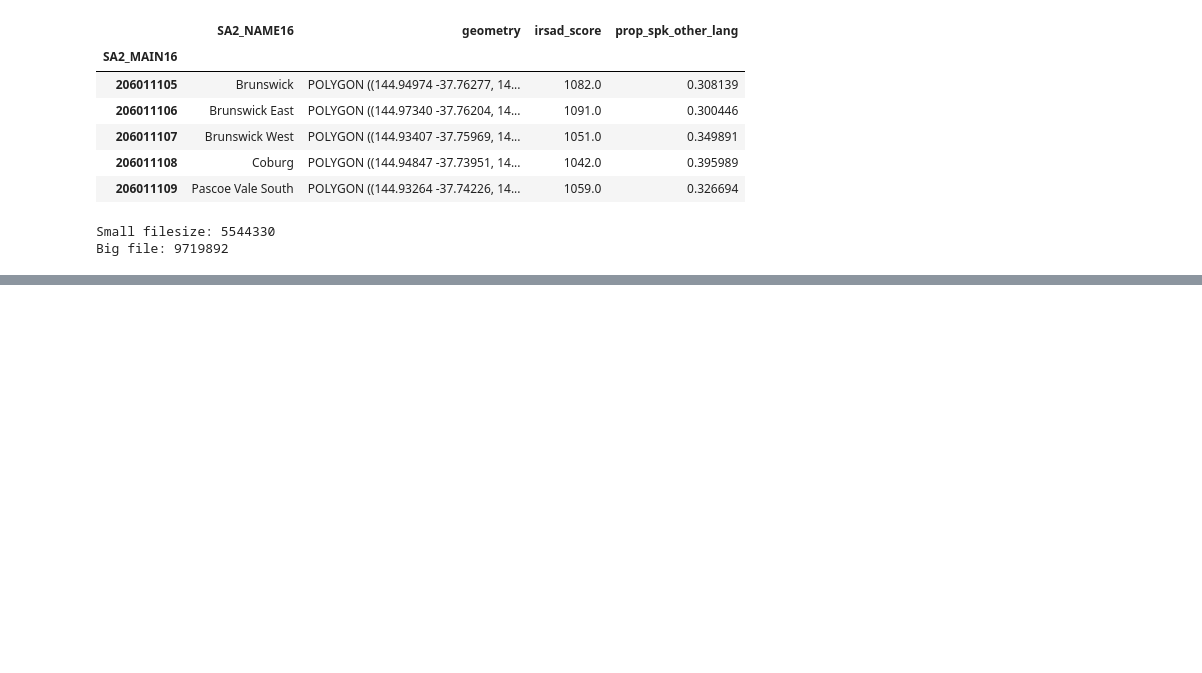
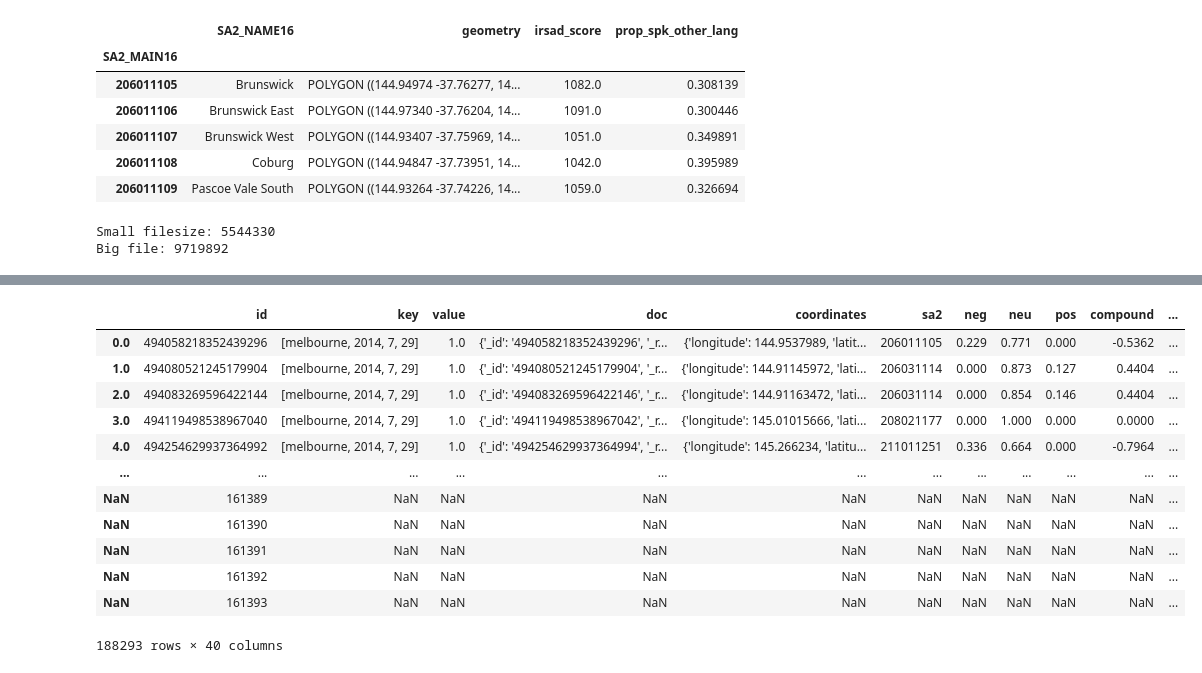
Before and after one commit to jsinkers/comp90024-assignment-2, a Jupyter notebook: data-analysis/data-analysis-part-2.ipynb, the cells around one changed output, grey strips where cells are left out. Saved outputs shown, nothing was run; the diff lists cells and outputs as text; code cells hidden in the pictures; blank space fills up the shorter version.

```diff
--- a/data-analysis/data-analysis-part-2.ipynb
+++ b/data-analysis/data-analysis-part-2.ipynb
@@ -575,0 +776,6 @@ Big file: 9719892
+# %%
+issues_df = tweet_df.melt(id_vars="id",
+                value_vars=election_issues.keys(),
+                value_name='status',
+                var_name='election_issue')
+issues_df.head()
@@ -575,0 +806,16 @@ Big file: 9719892
+# %%
+tweet_df.join(issues_df, on='id', how='outer', rsuffix='_issues')
+# %% [output]
+|  | id | key | value | doc | coordinates | sa2 | neg | neu | pos | compound | ... |
+| 0.0 | 494058218352439296 | [melbourne, 2014, 7, 29] | 1.0 | {'_id': '494058218352439296', '_r... | {'longitude': 144.9537989, 'latit... | 206011105 | 0.229 | 0.771 | 0.000 | -0.5362 | ... |
+| 1.0 | 494080521245179904 | [melbourne, 2014, 7, 29] | 1.0 | {'_id': '494080521245179904', '_r... | {'longitude': 144.91145972, 'lati... | 206031114 | 0.000 | 0.873 | 0.127 | 0.4404 | ... |
+| 2.0 | 494083269596422144 | [melbourne, 2014, 7, 29] | 1.0 | {'_id': '494083269596422146', '_r... | {'longitude': 144.91163472, 'lati... | 206031114 | 0.000 | 0.854 | 0.146 | 0.4404 | ... |
+| 3.0 | 494119498538967040 | [melbourne, 2014, 7, 29] | 1.0 | {'_id': '494119498538967042', '_r... | {'longitude': 145.01015666, 'lati... | 208021177 | 0.000 | 1.000 | 0.000 | 0.0000 | ... |
+| 4.0 | 494254629937364992 | [melbourne, 2014, 7, 29] | 1.0 | {'_id': '494254629937364994', '_r... | {'longitude': 145.266234, 'latitu... | 211011251 | 0.336 | 0.664 | 0.000 | -0.7964 | ... |
+| ... | ... | ... | ... | ... | ... | ... | ... | ... | ... | ... | ... |
+| NaN | 161389 | NaN | NaN | NaN | NaN | NaN | NaN | NaN | NaN | NaN | ... |
+| NaN | 161390 | NaN | NaN | NaN | NaN | NaN | NaN | NaN | NaN | NaN | ... |
+| NaN | 161391 | NaN | NaN | NaN | NaN | NaN | NaN | NaN | NaN | NaN | ... |
+| NaN | 161392 | NaN | NaN | NaN | NaN | NaN | NaN | NaN | NaN | NaN | ... |
+| NaN | 161393 | NaN | NaN | NaN | NaN | NaN | NaN | NaN | NaN | NaN | ... |
+188293 rows × 40 columns
```
Also changed, not shown: parts of 21 cells of this notebook, 6 other files.
